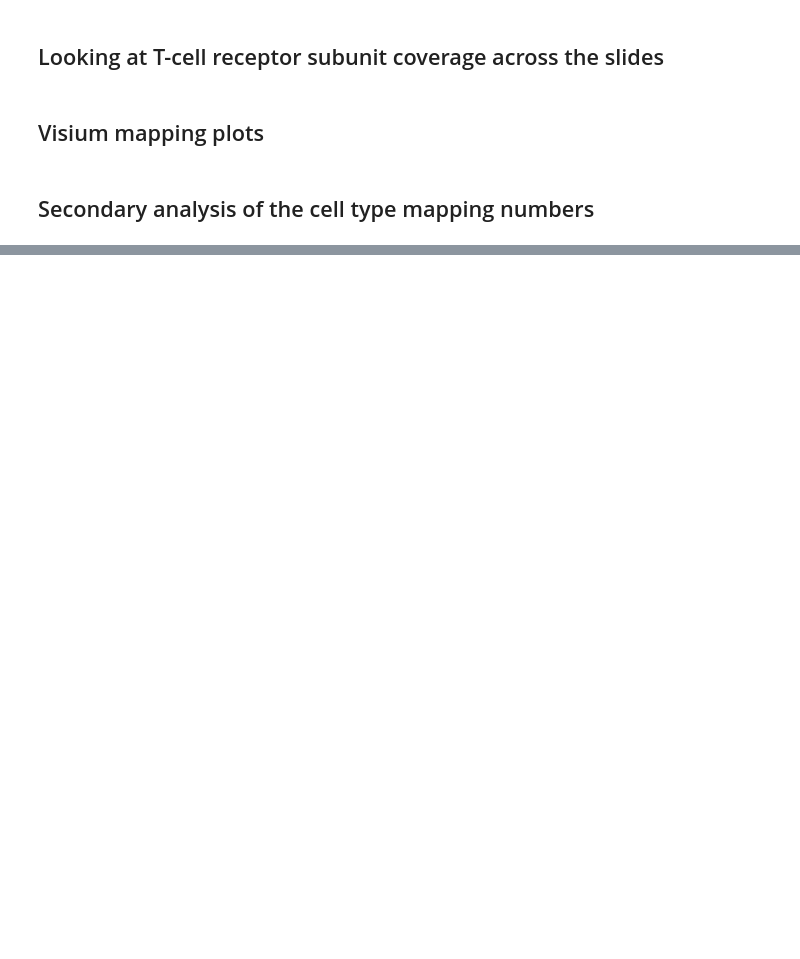
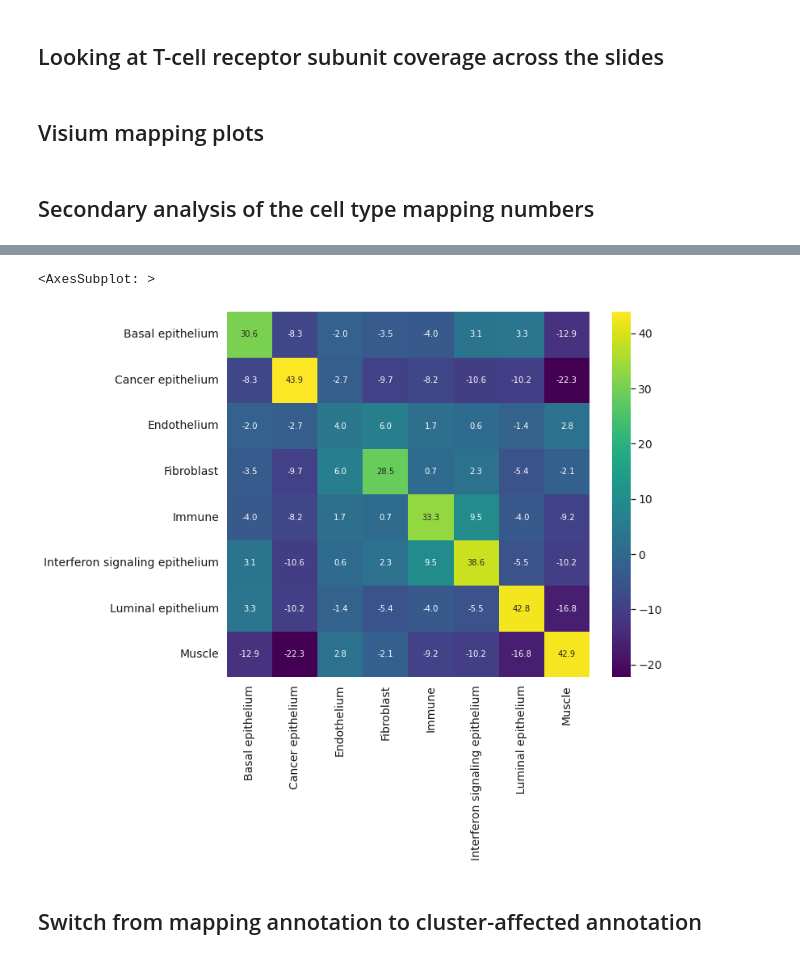
Before and after one commit to akiviaho/spatial, a Jupyter notebook: notebooks/spatial-post-c2l-mapping.ipynb, the cells around one changed output, grey strips where cells are left out. Cells and saved outputs as stored; diff of their text form; code cells hidden in the pictures; blank space fills up the shorter version.

```diff
--- a/notebooks/spatial-post-c2l-mapping.ipynb
+++ b/notebooks/spatial-post-c2l-mapping.ipynb
@@ -55,0 +64,2 @@ for sample in samples:
+# %%
+slide = adata_slides[PCa_samples[17]].copy()
@@ -695,0 +375,15 @@ for k in modified_clusters.keys():
+# %%
+samples = get_sample_ids()
+for sample in samples:
+    slide = adata_slides[sample]
+    slide.obs['predicted_region'] = obs_data.loc[slide.obs_names]['nmf_weight_based_regions']
+
+    # Get the colors considering some might be missing
+    slide.uns['predicted_region_colors'] = [region_colors_dict[region] for region in np.sort(slide.obs['predicted_region'].unique()).tolist()]
+
+    fig,ax_plotting = plt.subplots(1,2,figsize=(18,9))
+    sc.pl.spatial(slide,color='predicted_region',size=1.3,ax=ax_plotting[0],show=False)
+    sc.pl.spatial(slide,color='joint_leiden_clusters',size=1.3,ax=ax_plotting[1],show=False)
+    plt.tight_layout()
+    plt.savefig('./plots/c2l_mapping_results_'+run_name+'/'+sample+'_side_by_side_nmf_obs_weight_based_tissue_regions_spatial.pdf')
+    plt.clf()
@@ -695,0 +404,29 @@ for k in modified_clusters.keys():
+# %%
+summary_mat = np.zeros((len(sorted_region_names),len(sorted_region_names)))
+for sample in samples:
+    slide = adata_slides[sample].copy()
+    slide.obs['predicted_region'] = obs_data.loc[slide.obs_names]['nmf_weight_based_regions'].astype('category')
+    sq.gr.nhood_enrichment(slide, cluster_key='predicted_region',show_progress_bar=False)
+
+    mat = slide.uns['predicted_region_nhood_enrichment']['zscore'].copy()
+    mat = np.nan_to_num(mat)
+
+
+    missing = [c for c in sorted_region_names if c not in list(slide.obs['predicted_region'].cat.categories)]
+
+    for missing_type in missing:
+
+        insert_idx = list(sorted_region_names).index(missing_type)
+        mat = np.insert(mat, insert_idx, np.repeat(0,mat.shape[1]),axis = 0)
+        mat = np.insert(mat, insert_idx, np.repeat(0,mat.shape[0]),axis = 1)
+
+    summary_mat += mat
+
+fig,ax = plt.subplots(figsize=(10,8))
+df = pd.DataFrame(summary_mat,index=sorted_region_names,columns=sorted_region_names)/len(samples)
+sns.heatmap(df,cmap='viridis',ax=ax,annot=True,fmt='.1f')
+# %% [output]
+<AxesSubplot: >
+[figure, added]
+# %% [markdown]
+## Switch from mapping annotation to cluster-affected annotation
```
Also changed, not shown: parts of 64 cells of this notebook.
